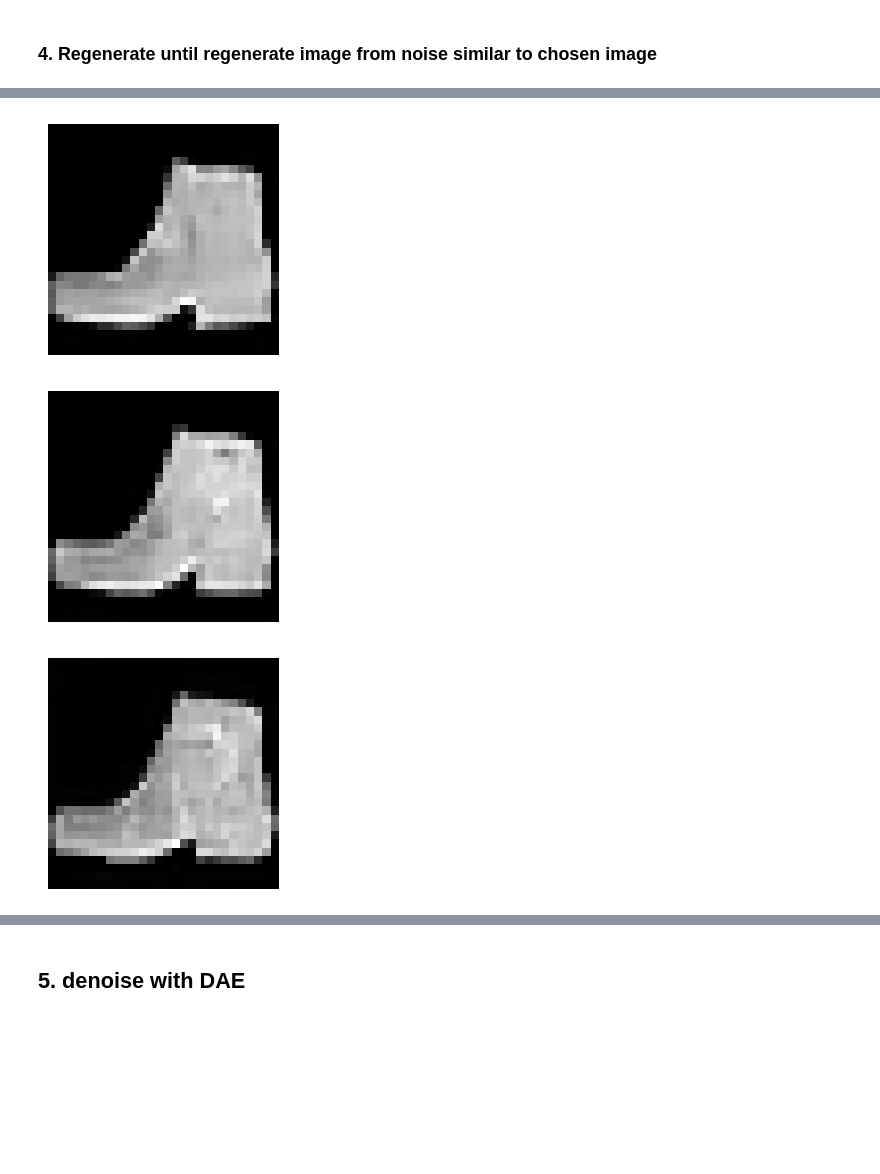
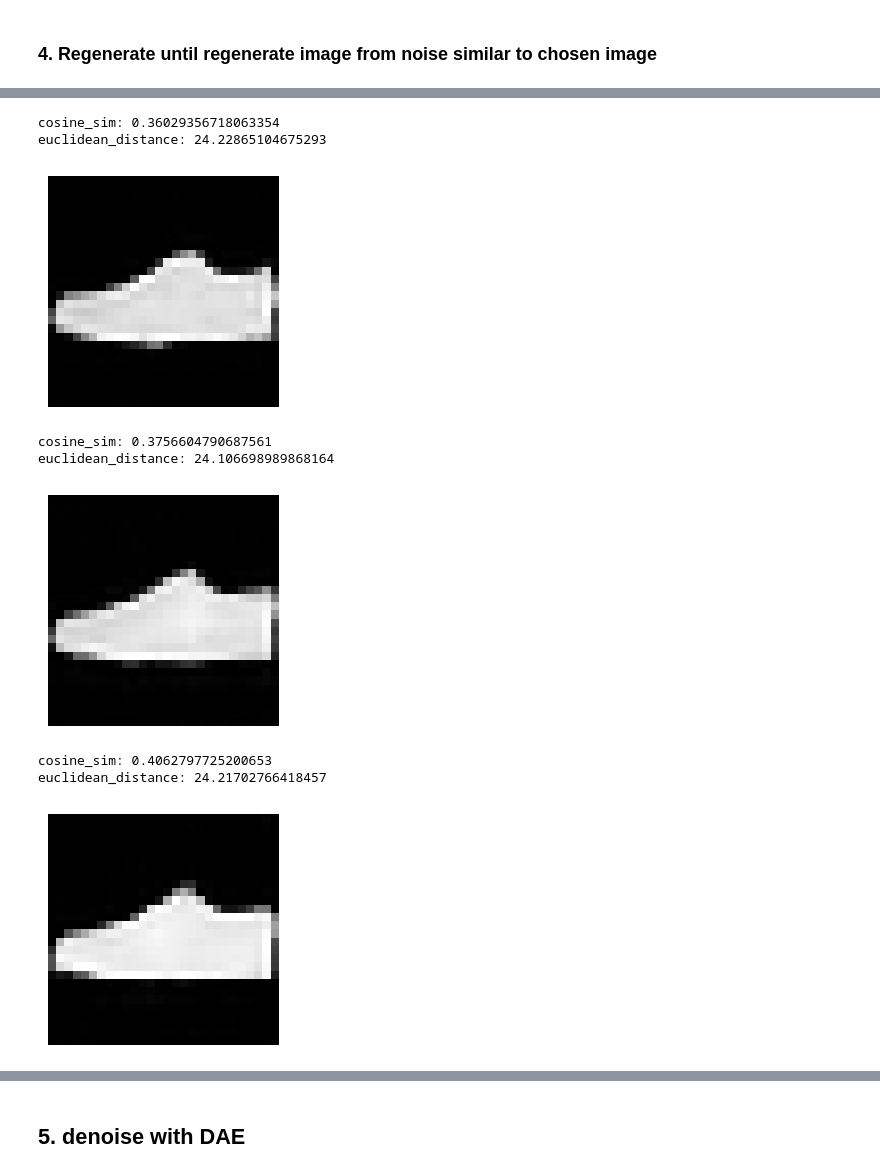
Before and after one commit to rosanzheng/fashion_recommender, a Jupyter notebook: FashionMNIST_DDPM.ipynb, the cells around one changed output, grey strips where cells are left out. Drawn from its saved outputs; the diff is of its cells as text; code cells hidden in the pictures; blank space fills up the shorter version.

```diff
--- a/FashionMNIST_DDPM.ipynb
+++ b/FashionMNIST_DDPM.ipynb
@@ -176,7 +197,7 @@ torch.Size([50, 1, 28, 28])
 # %%
 # batch_size만큼 생성
 
-random_index = 30
+random_index = 20
 num_samples = 10
 
 chosen_gen_datasets = sampled_images[random_index:random_index + num_samples , :, :, :]
@@ -187,5 +208,5 @@ sample_figures(num_samples = num_samples, datasets = chosen_gen_datasets)
 # %%
-chosen_gen_dataset = chosen_gen_datasets[7] # 0 ~ 4 중 1개 선택
+chosen_gen_dataset = chosen_gen_datasets[8]# 0 ~ 4 중 1개 선택
 normalized_gen_img = chosen_gen_dataset.cpu().apply_(lambda x: (x * 2) - 1) # 만들어진 이미지 중 1개
 
 
@@ -353,33 +512,72 @@ x_7, x_p7, _ = regenerate_image(x_7, t_num = 200, batch_size = batch_size)
 # %%
 # 8단계
-x_8 = x_p7[7] #  x_t = x_p{t-1} 0~9 번 중 선택, 이전꺼 쓰고 싶으면 x_{t-1}
+x_8 = x_p7[3] #  x_t = x_p{t-1} 0~9 번 중 선택, 이전꺼 쓰고 싶으면 x_{t-1}
 # x_8 = x_7 이전꺼 쓰고 싶으면 x_{t-1}
+
+fake_image = x_8.unsqueeze(dim = 0).flatten().detach().cpu()
+real_image = chosen_r_dataset.flatten().detach().cpu()
+
+# cosine_sim
+cosine_sim = F.cosine_similarity(fake_image, real_image, dim=0)
+print(f'cosine_sim: {cosine_sim}')
+
+# euc distance
+euc = euclidean_distance(fake_image, real_image)
+print(f'euclidean_distance: {euc}')
 
 sample_figure(dataset = x_8)
 
 x_8, x_p8, _ = regenerate_image(x_8, t_num = 200, batch_size = batch_size)
 # %% [output]
+cosine_sim: 0.36029356718063354
+euclidean_distance: 24.22865104675293
-[figure, old version]
+[figure, new version]
 # %%
 # 9단계
-x_9 = x_p8[9] #  x_t = x_p{t-1} 0~9 번 중 선택, 이전꺼 쓰고 싶으면 x_{t-1}
+x_9 = x_p8[5] #  x_t = x_p{t-1} 0~9 번 중 선택, 이전꺼 쓰고 싶으면 x_{t-1}
 # x_9 = x_8 이전꺼 쓰고 싶으면 x_{t-1}
+
+fake_image = x_9.unsqueeze(dim = 0).flatten().detach().cpu()
+real_image = chosen_r_dataset.flatten().detach().cpu()
+
+# cosine_sim
+cosine_sim = F.cosine_similarity(fake_image, real_image, dim=0)
+print(f'cosine_sim: {cosine_sim}')
+
+# euc distance
+euc = euclidean_distance(fake_image, real_image)
+print(f'euclidean_distance: {euc}')
 
 sample_figure(dataset = x_9)
 
 x_9, x_p9, _ = regenerate_image(x_9, t_num = 200, batch_size = batch_size)
 # %% [output]
+cosine_sim: 0.3756604790687561
+euclidean_distance: 24.106698989868164
-[figure, old version]
+[figure, new version]
 # %%
 # 10단계
-x_10 = x_p9[0] #  x_t = x_p{t-1} 0~9 번 중 선택, 이전꺼 쓰고 싶으면 x_{t-1}
+x_10 = x_p9[5] #  x_t = x_p{t-1} 0~9 번 중 선택, 이전꺼 쓰고 싶으면 x_{t-1}
 # x_10 = x_9 이전꺼 쓰고 싶으면 x_{t-1}
+
+fake_image = x_10.unsqueeze(dim = 0).flatten().detach().cpu()
+real_image = chosen_r_dataset.flatten().detach().cpu()
+
+# cosine_sim
+cosine_sim = F.cosine_similarity(fake_image, real_image, dim=0)
+print(f'cosine_sim: {cosine_sim}')
+
+# euc distance
+euc = euclidean_distance(fake_image, real_image)
+print(f'euclidean_distance: {euc}')
 
 sample_figure(dataset = x_10)
 
 x_10, x_p10, _ = regenerate_image(x_10, t_num = 200, batch_size = batch_size)
 # %% [output]
+cosine_sim: 0.4062797725200653
+euclidean_distance: 24.21702766418457
-[figure, old version]
+[figure, new version]
 # %%
 # 11단계
 x_11 = x_p10[6] #  x_t = x_p{t-1} 0~9 번 중 선택, 이전꺼 쓰고 싶으면 x_{t-1}
```
Also changed, not shown: parts of 45 cells of this notebook, 21 other files.
